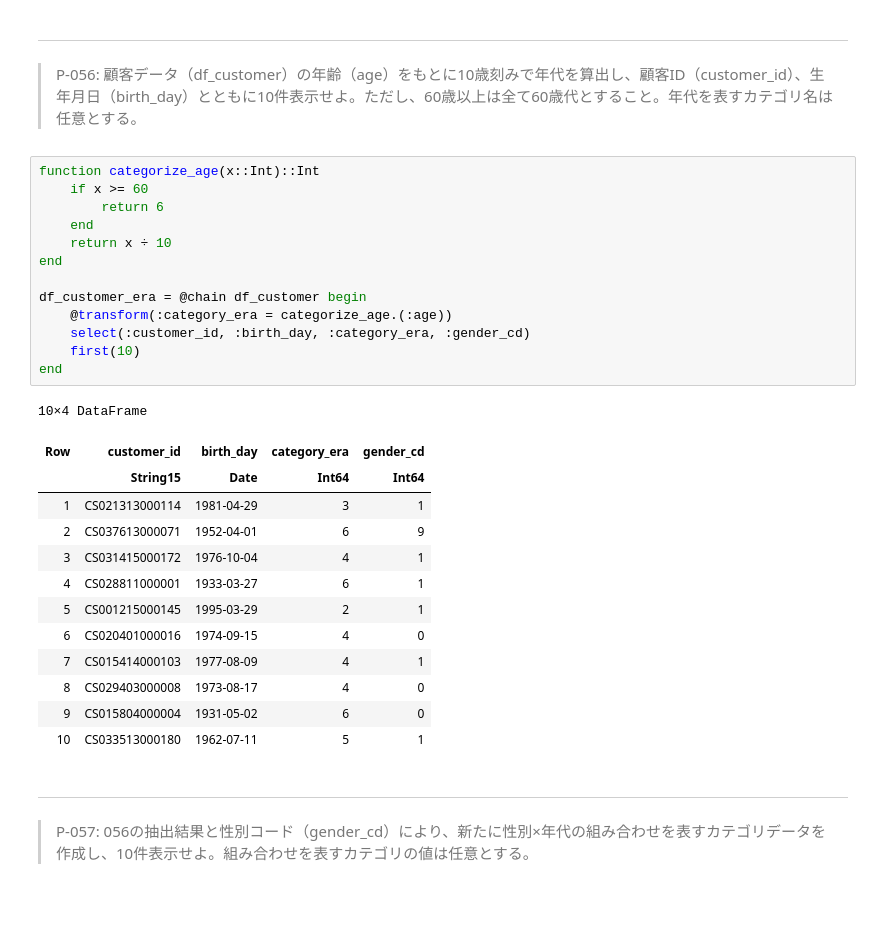
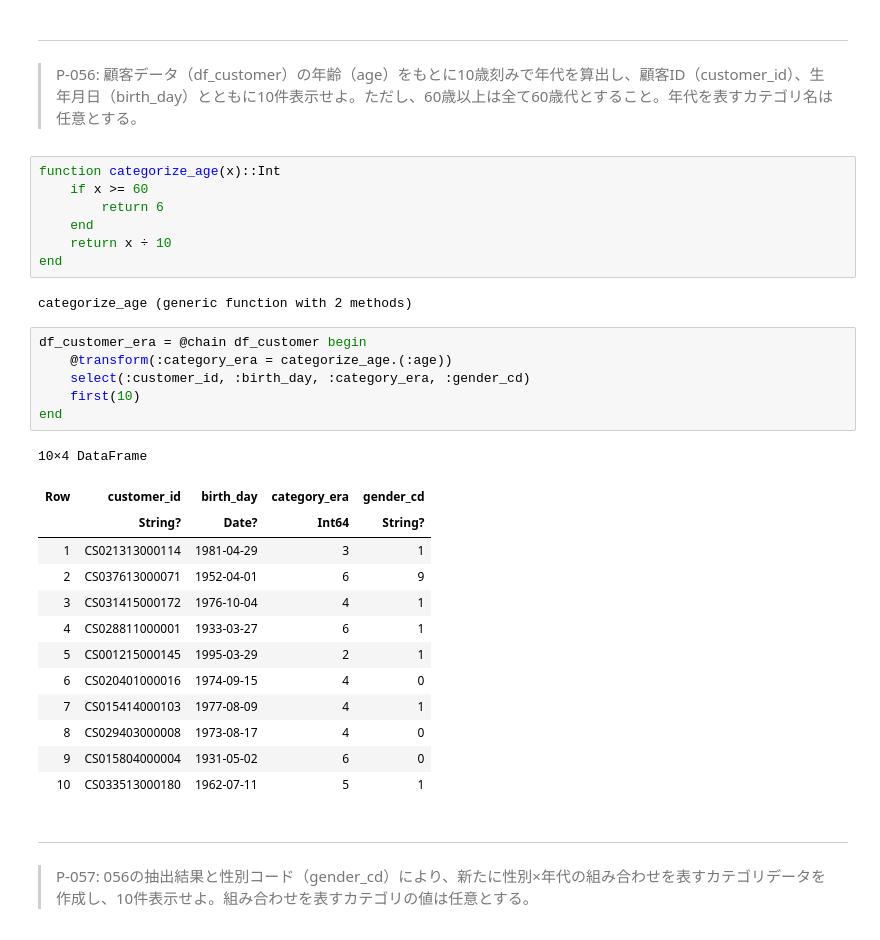
Before and after one commit to kuru-to/100knocks-preprocess, a Jupyter notebook: docker/work/preprocess_knock_Julia.ipynb, the cells around one changed output. Saved outputs shown, nothing was run; the diff lists cells and outputs as text; blank space fills up the shorter version.

```diff
--- a/docker/work/preprocess_knock_Julia.ipynb
+++ b/docker/work/preprocess_knock_Julia.ipynb
@@ -1415,23 +1409,25 @@ end
 # %% [markdown]
 ---
 > P-056: 顧客データ（df_customer）の年齢（age）をもとに10歳刻みで年代を算出し、顧客ID（customer_id）、生年月日（birth_day）とともに10件表示せよ。ただし、60歳以上は全て60歳代とすること。年代を表すカテゴリ名は任意とする。
+# %%
+function categorize_age(x)::Int
+    if x >= 60
+        return 6
+    end
+    return x ÷ 10
+end
+# %% [output]
+categorize_age (generic function with 2 methods)
 # %%
-function categorize_age(x::Int)::Int
-    if x >= 60
-        return 6
-    end
-    return x ÷ 10
-end
-
 df_customer_era = @chain df_customer begin
     @transform(:category_era = categorize_age.(:age))
     select(:customer_id, :birth_day, :category_era, :gender_cd)
     first(10)
 end
 # %% [output]
 10×4 DataFrame
 | Row | customer_id | birth_day | category_era | gender_cd |
-|  | String15 | Date | Int64 | Int64 |
+|  | String? | Date? | Int64 | String? |
 | 1 | CS021313000114 | 1981-04-29 | 3 | 1 |
 | 2 | CS037613000071 | 1952-04-01 | 6 | 9 |
 | 3 | CS031415000172 | 1976-10-04 | 4 | 1 |
```
Also changed, not shown: parts of 64 cells of this notebook.
